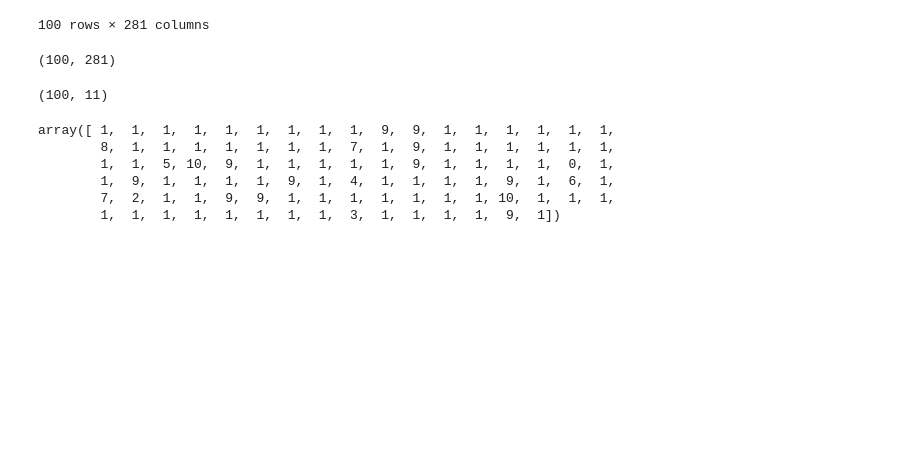
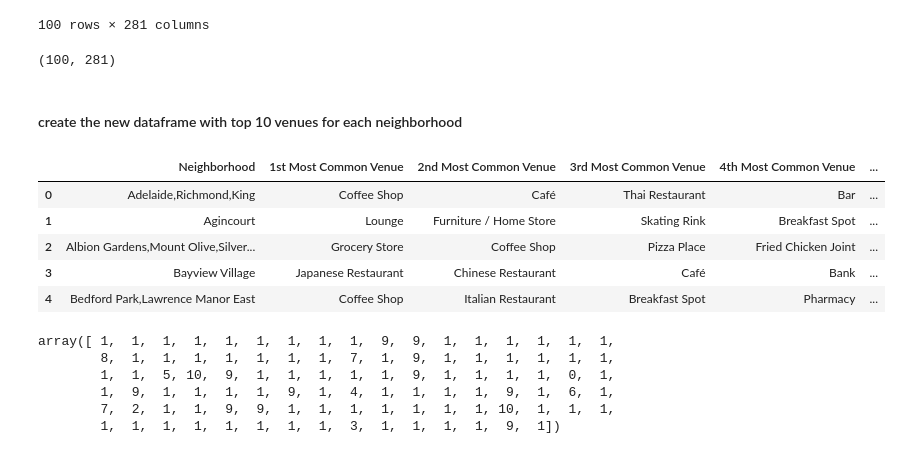
Before and after one commit to cssoumyade/Clustering-European-Cities, a Jupyter notebook: Clustering_TorontoCity.ipynb, the cells around one changed output. Drawn from its saved outputs; the diff is of its cells as text; code cells hidden in the pictures; blank space fills up the shorter version.

```diff
--- a/Clustering_TorontoCity.ipynb
+++ b/Clustering_TorontoCity.ipynb
@@ -315,29 +321,36 @@ def return_most_common_venues(row, num_top_venues):
     row_categories_sorted = row_categories.sort_values(ascending=False)
 
     return row_categories_sorted.index.values[0:num_top_venues]
+# %% [markdown]
+<h4>create the new dataframe with top 10 venues for each neighborhood</h4>
 # %%
 num_top_venues = 10
 
 indicators = ['st', 'nd', 'rd']
 
 # create columns according to number of top venues
 columns = ['Neighborhood']
 for ind in np.arange(num_top_venues):
     try:
         columns.append('{}{} Most Common Venue'.format(ind+1, indicators[ind]))
     except:
         columns.append('{}th Most Common Venue'.format(ind+1))
 
 # create a new dataframe
 neighborhoods_venues_sorted = pd.DataFrame(columns=columns)
 neighborhoods_venues_sorted['Neighborhood'] = toronto_grouped['Neighborhood']
 
 for ind in np.arange(toronto_grouped.shape[0]):
     neighborhoods_venues_sorted.iloc[ind, 1:] = return_most_common_venues(toronto_grouped.iloc[ind, :], num_top_venues)
 
-neighborhoods_venues_sorted.shape
+neighborhoods_venues_sorted.head()
 # %% [output]
-(100, 11)
+|  | Neighborhood | 1st Most Common Venue | 2nd Most Common Venue | 3rd Most Common Venue | 4th Most Common Venue | ... |
+| 0 | Adelaide,Richmond,King | Coffee Shop | Café | Thai Restaurant | Bar | ... |
+| 1 | Agincourt | Lounge | Furniture / Home Store | Skating Rink | Breakfast Spot | ... |
+| 2 | Albion Gardens,Mount Olive,Silver... | Grocery Store | Coffee Shop | Pizza Place | Fried Chicken Joint | ... |
+| 3 | Bayview Village | Japanese Restaurant | Chinese Restaurant | Café | Bank | ... |
+| 4 | Bedford Park,Lawrence Manor East | Coffee Shop | Italian Restaurant | Breakfast Spot | Pharmacy | ... |
 # %%
 # set number of clusters
 kclusters = 11
```
Also changed, not shown: parts of 3 cells of this notebook.
